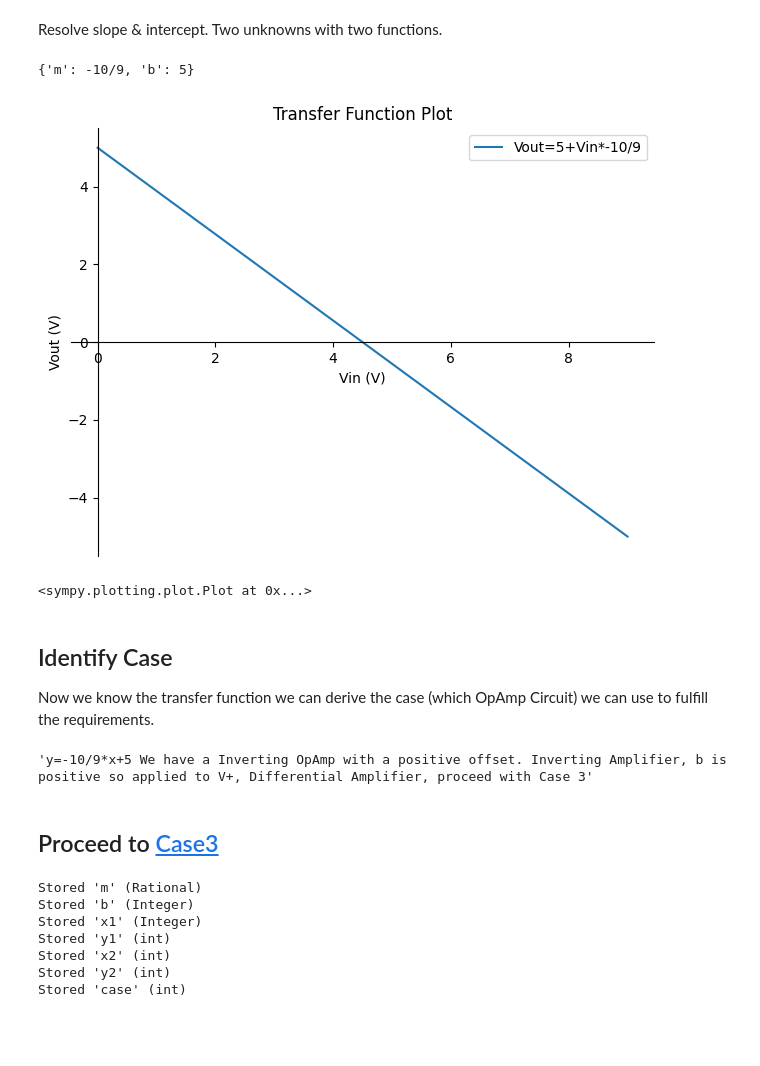
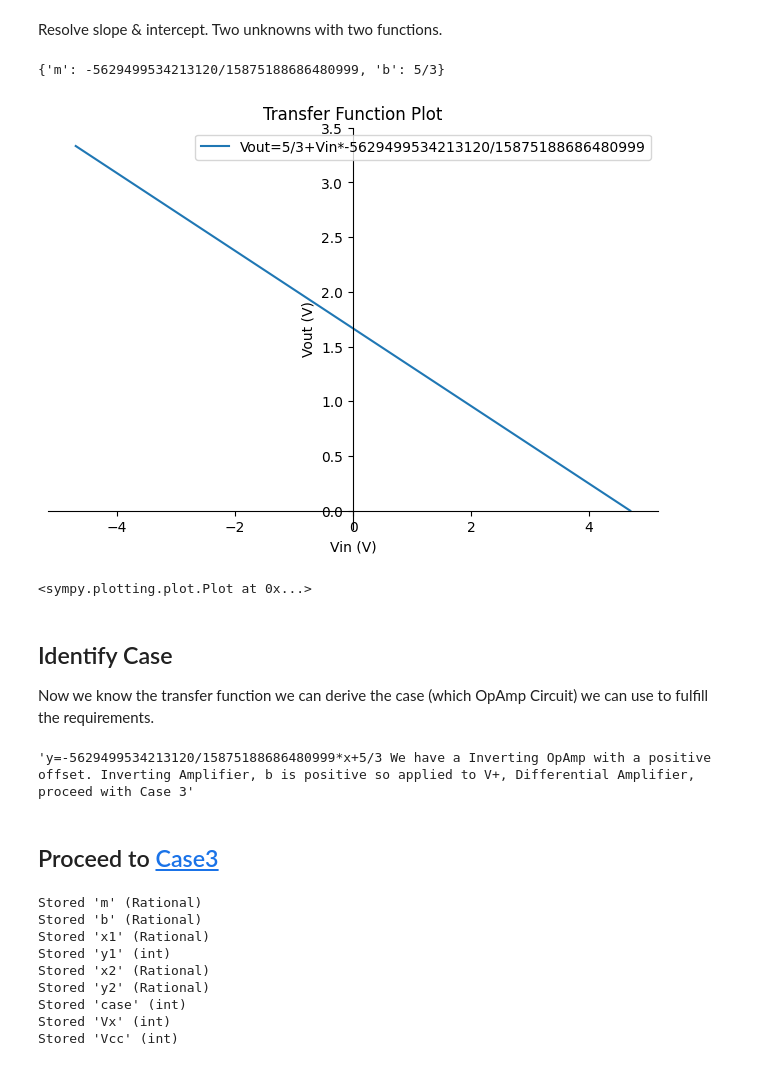
Before and after one commit to h-filzer/OpAmp-Notebooks, a Jupyter notebook: 01-opamp-gain-and-offset.ipynb, the cells around one changed output. Cells and saved outputs as stored; diff of their text form; code cells hidden in the pictures; blank space fills up the shorter version.

Commit message:
all cases for 3340 working now

```diff
--- a/01-opamp-gain-and-offset.ipynb
+++ b/01-opamp-gain-and-offset.ipynb
@@ -30,31 +30,28 @@ from sympy import  Rational,S
 #Input:
 #PWM 0V to 1/3*Vcc (0%-100%)
 
+#Vcc of Device
 Vcc=10
 
+#Voltage to generate Offset from
+Vx=12
 
 #x1 is the first extreme input voltage
 #y1 corresponds to the input of x1
 
 #PWM Input +-5 to Vcc/3, inverted
-#x1=5; y1=0; x2=-5; y2=Rational(Vcc,3)
+x1=Rational(47/10); y1=0; x2=-Rational(47/10); y2=Rational(Vcc,3)
 
-#Tri output ()
-#x1=0; y1=-5; x2=Rational(1,20)+Rational(Vcc,3); y2=5
-
-#x1=0; y1=-5; x2=Rational(3.5); y2=5
+#Tri output, limit to 4.8V, 9.6Vpp
+#x1=0; y1=-Rational(48,10); x2=Rational(Vcc,3); y2=Rational(48,10)
 
 
 #SAW output case2 (max. 7.4 Vpp, 7.0 max +)
 #x1=0; y1=-5; x2=Rational(2*Vcc,3); y2=5
-#x1=0; y1=-5; x2=Rational(7,2); y2=5
 
 
-#Pulse
-#x1=Rational((Vcc-1)); y1=-5; x2=0; y2=5
-
 #Pulse inverted output case3
-x1=Rational((Vcc-1)); y1=-5; x2=0; y2=5
+#x1=Rational((Vcc-0.8)); y1=-5; x2=-.15; y2=5
 # %%
 %matplotlib inline
 #%pip install sympy numpy pyspice
@@ -106,11 +103,11 @@ lin_eq.subs([(x,x2),(y,y2)])
 ))
 {'m':m,'b':b}
 # %% [output]
-{'m': -10/9, 'b': 5}
+{'m': -5629499534213120/15875188686480999, 'b': 5/3}
 # %%
-sp.plot(m*x+b, (x,x1,x2),label=f"Vout={b}+Vin*{m}", xlabel="Vin (V)", ylabel="Vout (V)", title="Transfer Function Plot", legend=True, adaptive=False, nb_of_points=2)
+sp.plot(m*x+b, (x,x1,x2),label=f"Vout={b}+Vin*{m}", xlabel="Vin (V)", ylabel="Vout (V)", title="Transfer Function Plot", legend=True, adaptive=True, nb_of_points=10)
 # %% [output]
-[figure, old version]
+[figure, new version]
 <sympy.plotting.plot.Plot at 0x...>
 # %% [markdown]
 ## Identify Case
@@ -145,7 +142,7 @@ if (isInvertingOpAmp and not isPostitiveIntercept):
 
 f"y={m}*x+{b} We have a {opAmpType} with a {interceptSign} offset. {referenceCircuit}"
 # %% [output]
-'y=-10/9*x+5 We have a Inverting OpAmp with a positive offset. Inverting Amplifier, b is positive so applied to V+, Differential Amplifier, proceed with Case 3'
+'y=-5629499534213120/15875188686480999*x+5/3 We have a Inverting OpAmp with a positive offset. Inverting Amplifier, b is positive so applied to V+, Differential Amplifier, proceed with Case 3'
 # %%
 md(f"## Proceed to [Case{case}](./02-case{case}.ipynb)")
 # %% [output]
@@ -159,11 +156,15 @@ md(f"## Proceed to [Case{case}](./02-case{case}.ipynb)")
 %store x2
 %store y2
 %store case
+%store Vx
+%store Vcc
 # %% [output]
 Stored 'm' (Rational)
-Stored 'b' (Integer)
-Stored 'x1' (Integer)
+Stored 'b' (Rational)
+Stored 'x1' (Rational)
 Stored 'y1' (int)
-Stored 'x2' (int)
-Stored 'y2' (int)
+Stored 'x2' (Rational)
+Stored 'y2' (Rational)
 Stored 'case' (int)
+Stored 'Vx' (int)
+Stored 'Vcc' (int)
```
Also changed, not shown: 6 other files.
